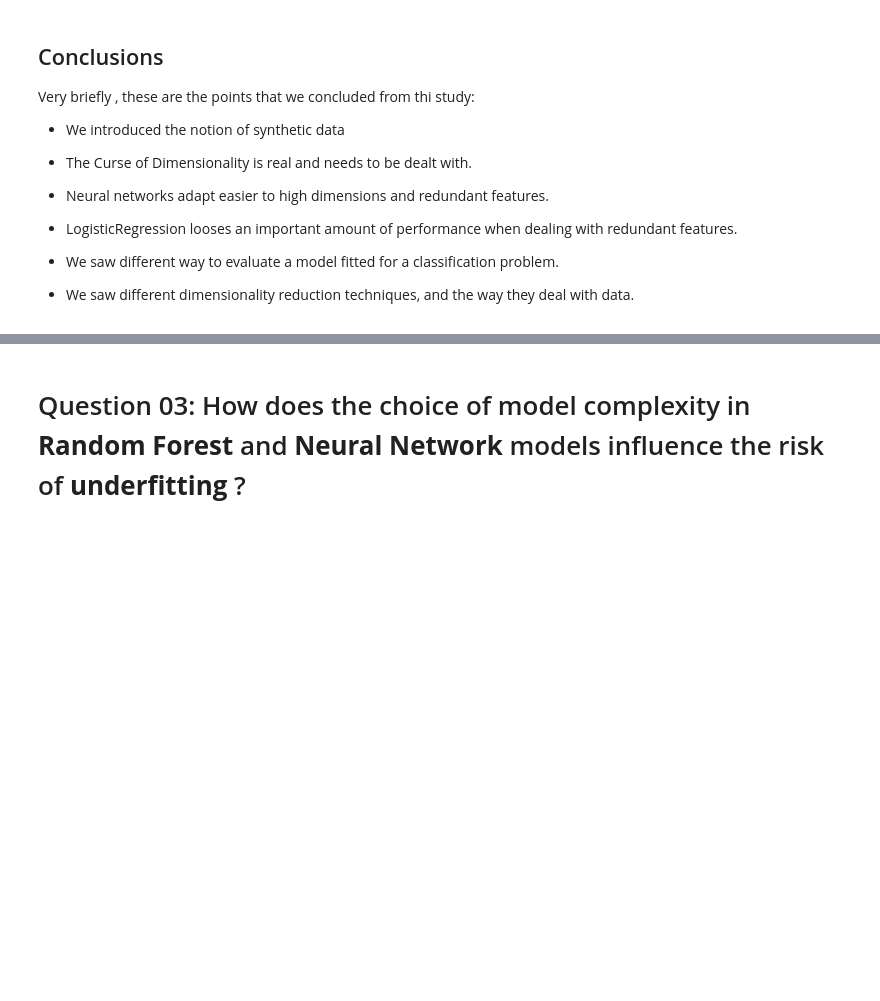
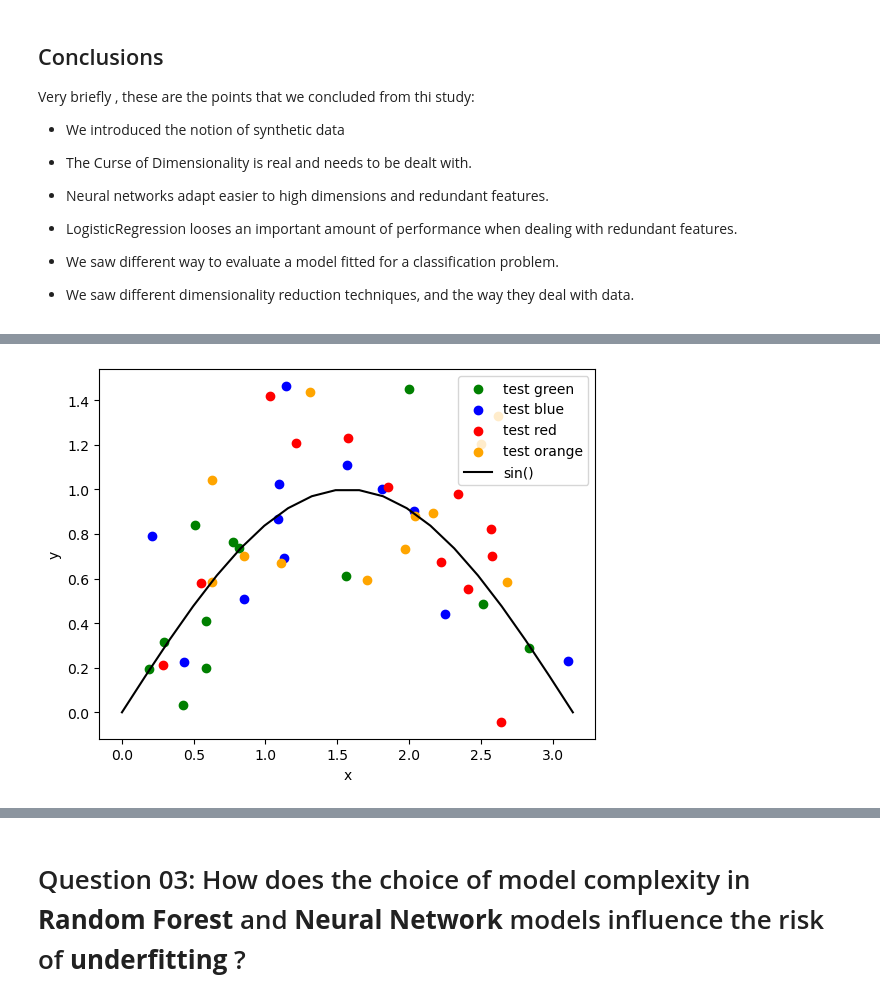
Before and after one commit to whalit/SFML-Project, a Jupyter notebook: Project.ipynb, the cells around one changed output, grey strips where cells are left out. Drawn from its saved outputs; the diff is of its cells as text; code cells hidden in the pictures; blank space fills up the shorter version.

```diff
--- a/Project.ipynb
+++ b/Project.ipynb
@@ -413,0 +467,61 @@ Very briefly , these are the points that we concluded from thi study:
+# %%
+%matplotlib inline
+
+np.random.seed(3474651542)
+
+lower_bound = 0
+upper_bound = np.pi
+data_points = 12
+noise = .35
+tests = {
+    'green': {'x': [],'y': []},
+    'blue': {'x': [],'y': []},
+    'red': {'x': [],'y': []},
+    'orange': {'x': [],'y': []}
+}
+
+testssets = {
+    'green': {
+        'train': {'x': [],'y': []},
+        'test': {'x': [],'y': []},
+    },
+    'blue': {
+        'train': {'x': [],'y': []},
+        'test': {'x': [],'y': []},
+    },
+    'red': {
+        'train': {'x': [],'y': []},
+        'test': {'x': [],'y': []},
+    },
+    'orange': {
+        'train': {'x': [],'y': []},
+        'test': {'x': [],'y': []},
+    },
+}
+
+for test_k, test_v in tests.items():
+    test_v['x'] = np.random.uniform(
+        low=lower_bound,
+        high=upper_bound,
+        size=data_points
+    )
+    test_v['y'] = np.sin(test_v['x']) + np.random.normal(scale=noise, size=data_points)
+    testssets[test_k]['train']['x'], testssets[test_k]['test']['x'], testssets[test_k]['train']['y'], testssets[test_k]['test']['y'] = train_test_split(test_v['x'], test_v['y'], test_size=0.2, random_state=42)
+    plt.scatter(test_v['x'], test_v['y'], color=test_k, label=f'test {test_k}')
+
+def plot_target():
+    plt.plot(
+        np.linspace(lower_bound, upper_bound, 20),
+        np.sin(np.linspace(lower_bound, upper_bound, 20)),
+        color='black',
+        label='sin()'
+    )
+
+    plt.legend(loc="upper right")
+    plt.xlabel('x')
+    plt.ylabel('y')
+    plt.show()
+
+plot_target()
+# %% [output]
+[figure, added]
```
Also changed, not shown: parts of 34 cells of this notebook.
